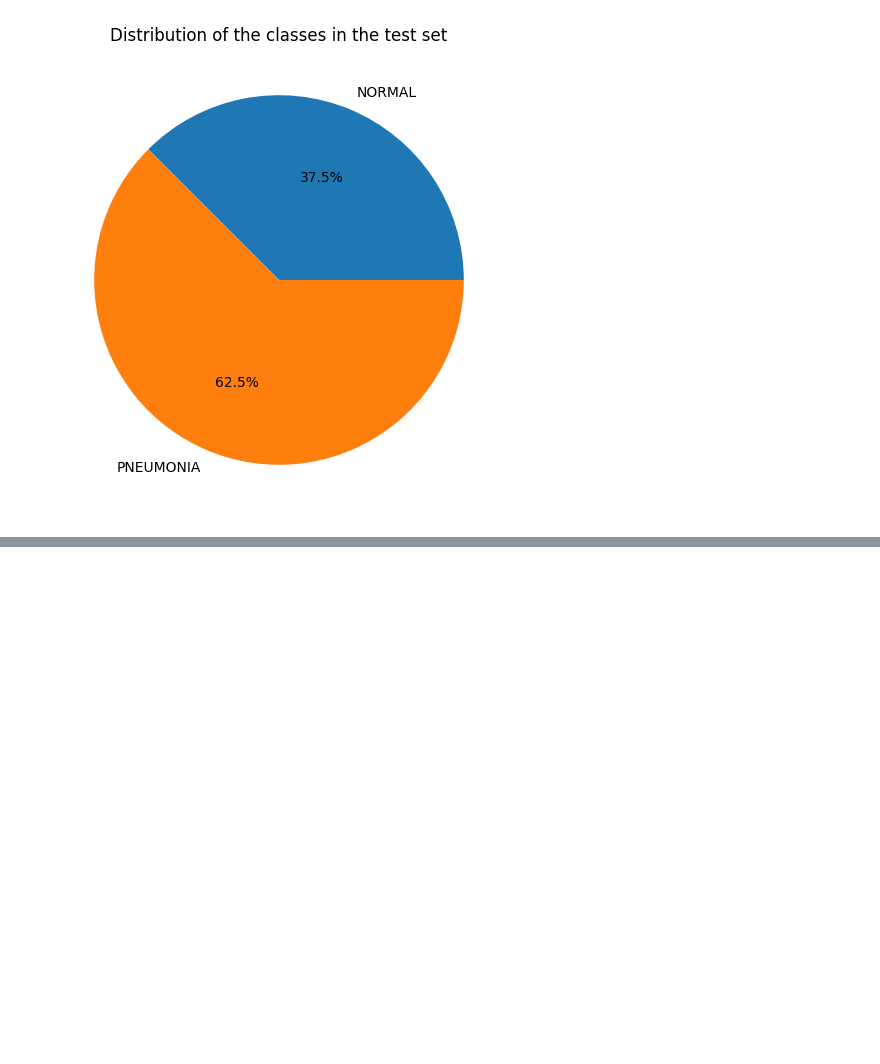
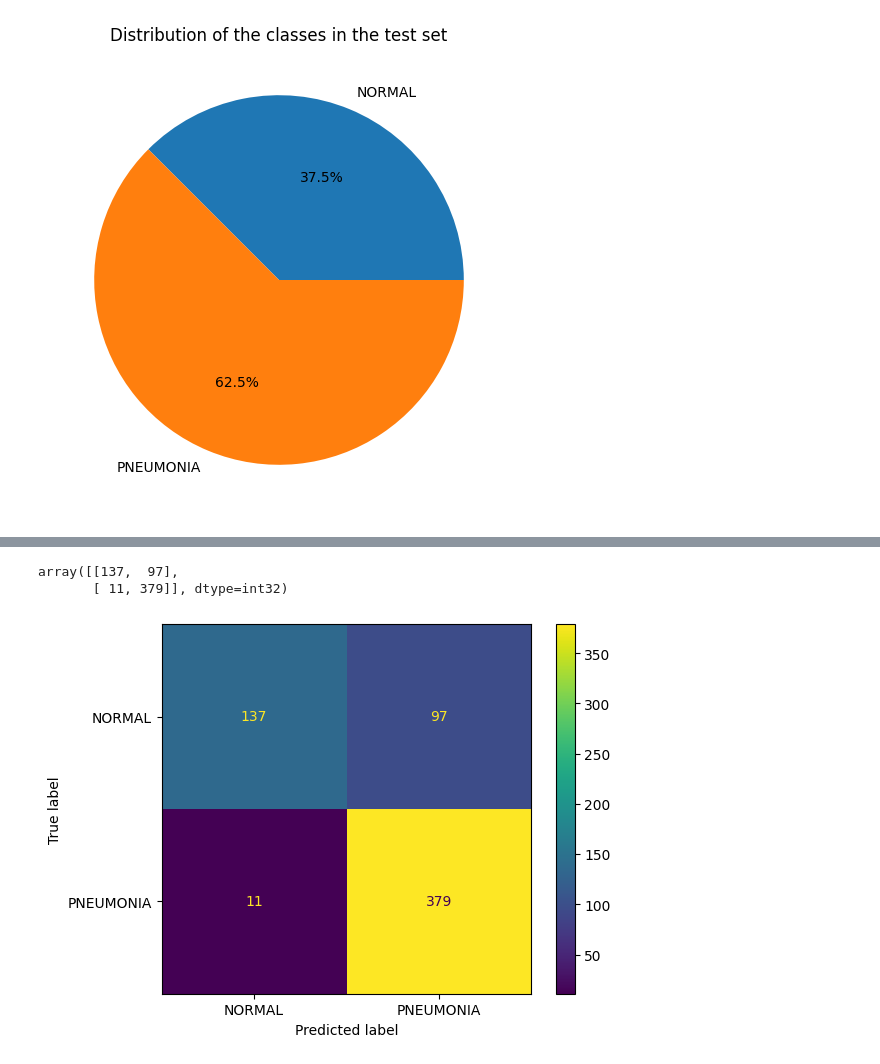
Before and after one commit to foteinipapadopoulou/Pneumonia-Detection-X-Ray, a Jupyter notebook: main.ipynb, the cells around one changed output, grey strips where cells are left out. Saved outputs shown, nothing was run; the diff lists cells and outputs as text; code cells hidden in the pictures; blank space fills up the shorter version.

```diff
--- a/main.ipynb
+++ b/main.ipynb
@@ -240,0 +243,5 @@ Test accuracy: 0.7179487347602844, Test loss: 1.7303686141967773
+# %%
+y_test = np.concatenate([y for x, y in test_ds], axis=0)
+x_test = np.concatenate([x for x, y in test_ds], axis=0)
+# %%
+y_pred = model.predict(x_test)
@@ -240,0 +250,17 @@ Test accuracy: 0.7179487347602844, Test loss: 1.7303686141967773
+# %%
+tf.math.confusion_matrix(labels=np.argmax(y_test,axis=1), predictions=np.argmax(y_pred, axis=1)).numpy()
+# %% [output]
+array([[137,  97],
+       [ 11, 379]], dtype=int32)
+# %%
+from sklearn.metrics import classification_report, confusion_matrix
+from sklearn.metrics import ConfusionMatrixDisplay
+from matplotlib import pyplot as plt
+
+matrix = confusion_matrix(np.argmax(y_test,axis=1),np.argmax(y_pred, axis=1))
+disp = ConfusionMatrixDisplay(confusion_matrix=matrix, display_labels=test.class_names)
+disp.plot()
+
+plt.show()
+# %% [output]
+[figure, added]
```
Also changed, not shown: parts of 10 cells of this notebook.
